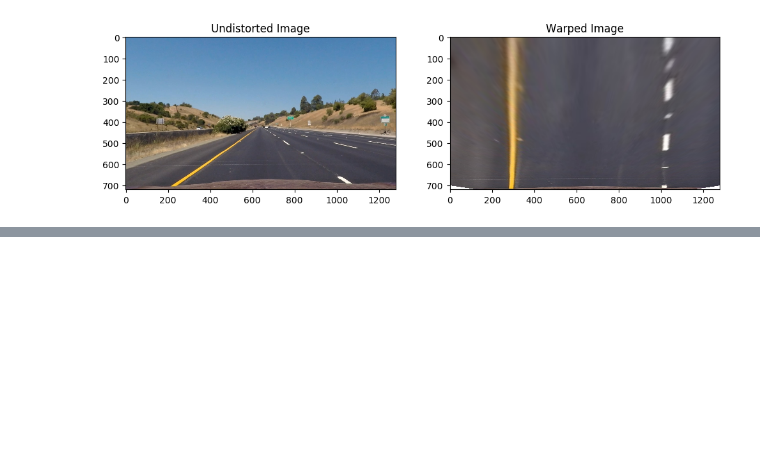
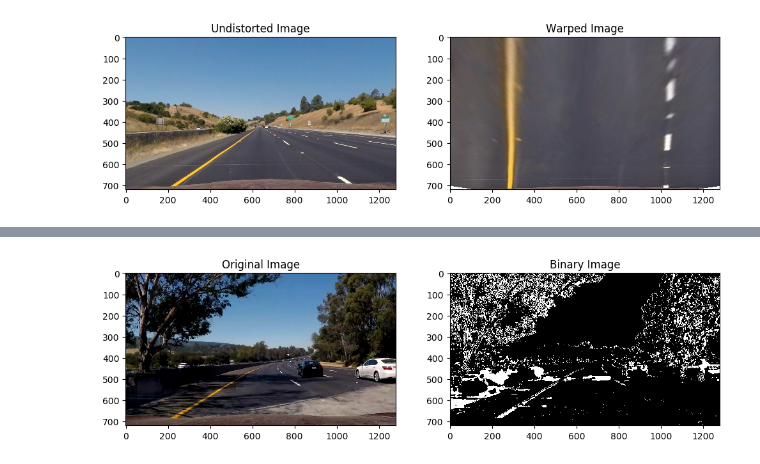
Before and after one commit to alisoltani/UdacityCarND-Project4, a Jupyter notebook: lanedetection.ipynb, the cells around one changed output, grey strips where cells are left out. Saved outputs shown, nothing was run; the diff lists cells and outputs as text; code cells hidden in the pictures; blank space fills up the shorter version.

```diff
--- a/lanedetection.ipynb
+++ b/lanedetection.ipynb
@@ -521,0 +532,14 @@ Wall time: 2min 44s
+# %%
+llf = BinaryFilter()
+binary = llf.get_binary_image(img)
+plt.figure(figsize=(12, 4), dpi=100)
+plt.subplot(1, 2, 1)
+plt.imshow(img)
+plt.title('Original Image')
+plt.subplot(1, 2, 2)
+plt.imshow(binary, 'gray')
+plt.title('Binary Image')
+plt.savefig('binary_example.jpg')
+plt.show()
+# %% [output]
+[figure, added]
```
Also changed, not shown: parts of 7 cells of this notebook, 3 other files.
